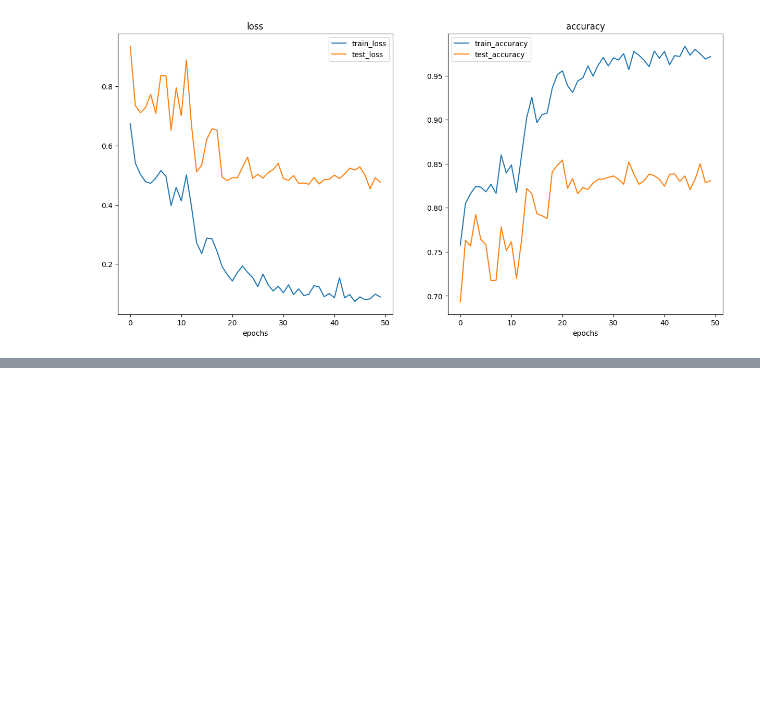
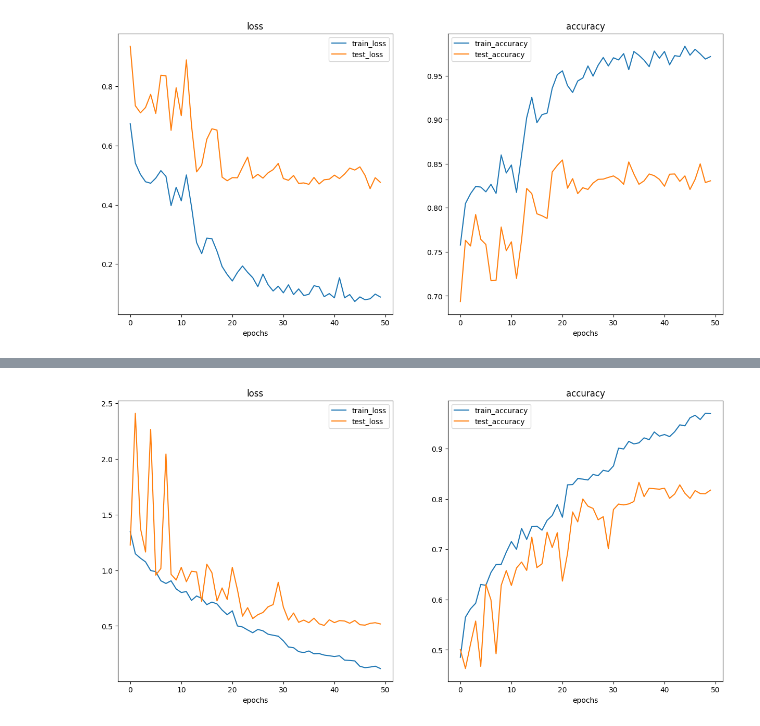
Before and after one commit to L3m1K0uad10/WasteSortingModel, a Jupyter notebook: Waste_classifier_building_pipeline.ipynb, the cells around one changed output, grey strips where cells are left out. Cells and saved outputs as stored; diff of their text form; code cells hidden in the pictures; blank space fills up the shorter version.

```diff
--- a/Waste_classifier_building_pipeline.ipynb
+++ b/Waste_classifier_building_pipeline.ipynb
@@ -658,0 +828,21 @@ plot_loss_curves(results)
+# %%
+model = WasteResNet(
+    input_shape = 3,
+    hidden_units = 32,
+    output_shape = len(class_names)
+).to(device)
+# %%
+# added weigh decay
+optimizer = torch.optim.Adam(params = model.parameters(), lr = 0.001, weight_decay=1e-4)
+scheduler = torch.optim.lr_scheduler.ReduceLROnPlateau(optimizer, factor=0.5, patience=5)
+loss_fn = nn.CrossEntropyLoss()
+# %%
+results = train(
+    epochs = 50,
+    model = model,
+    train_dataloader = train_dataloader,
+    test_dataloader = test_dataloader,
+    optimizer = optimizer,
+    loss_fn = loss_fn,
+    scheduler = scheduler
+)
@@ -658,0 +867,4 @@ plot_loss_curves(results)
+# %%
+plot_loss_curves(results)
+# %% [output]
+[figure, added]
```
Also changed, not shown: parts of 38 cells of this notebook.
